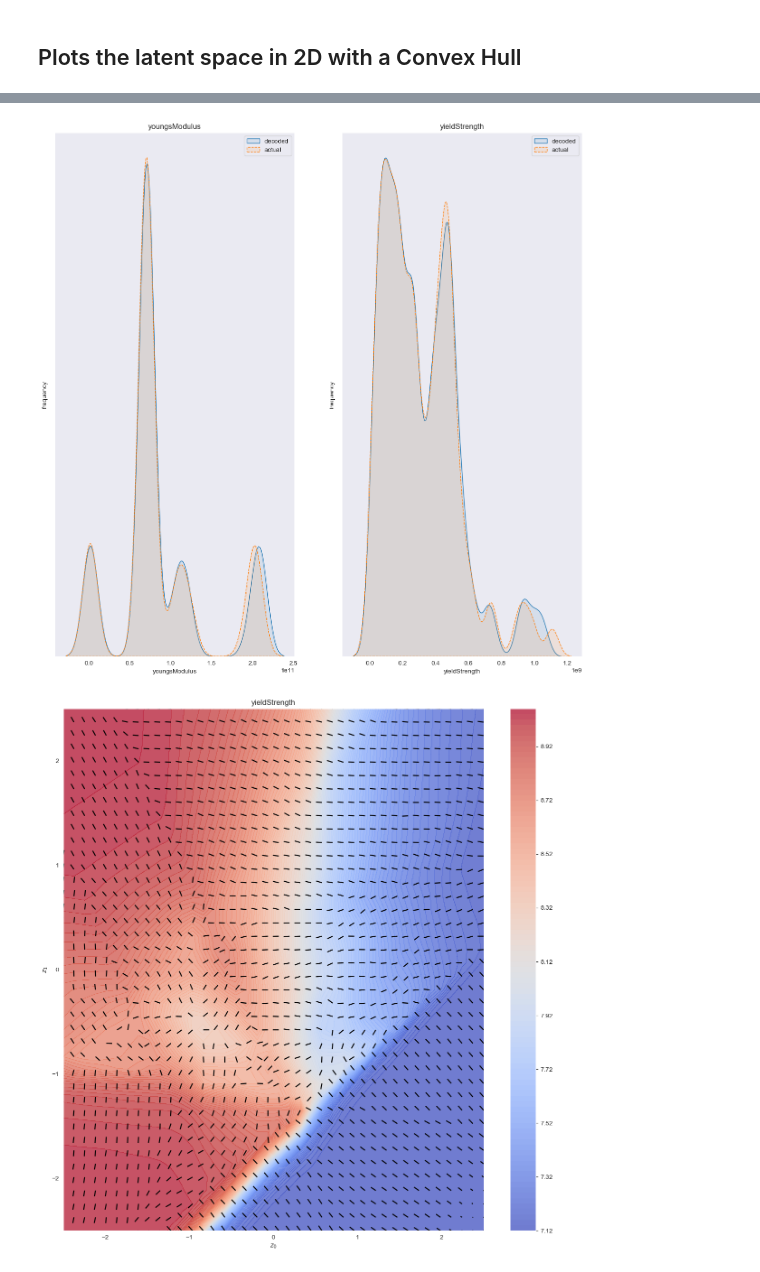
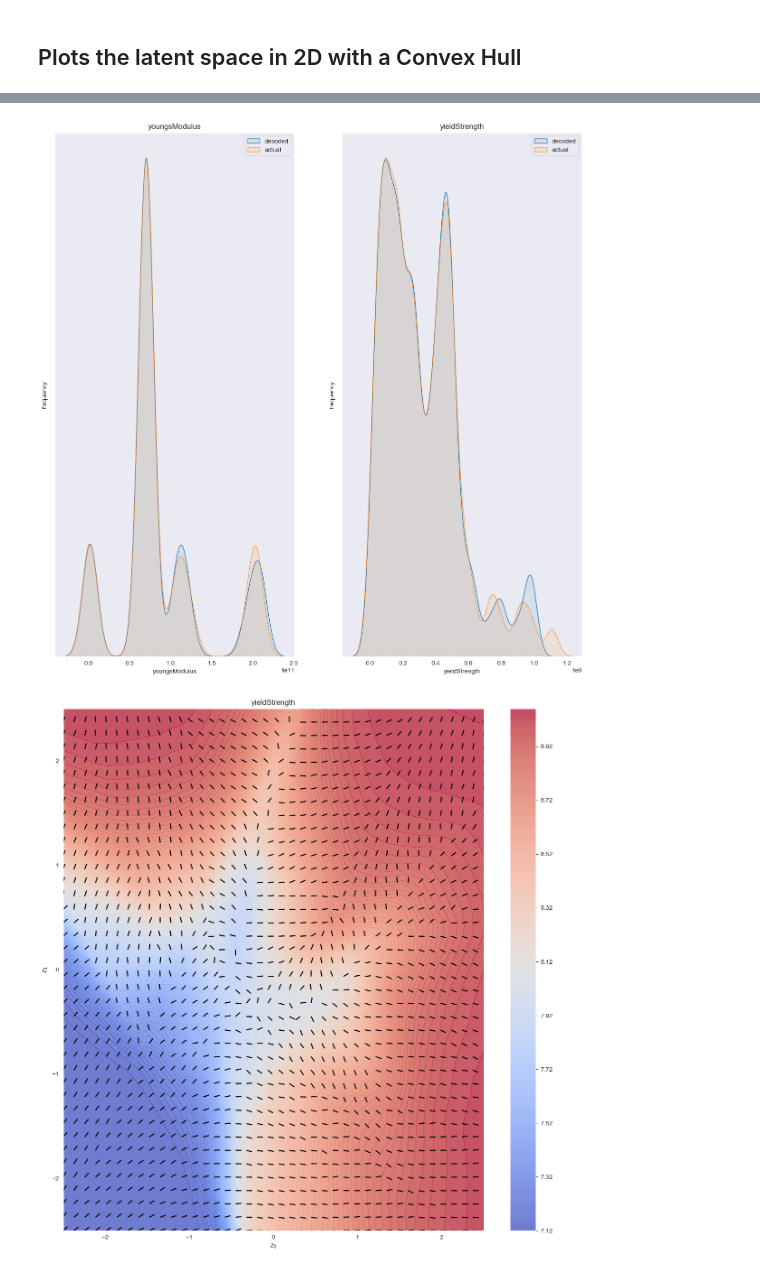
Before and after one commit to mid2SUPAERO/GMO4EFTD, a Jupyter notebook: Codes/VAE_2D_Visual.ipynb, the cells around one changed output, grey strips where cells are left out. Drawn from its saved outputs; the diff is of its cells as text; code cells hidden in the pictures.

```diff
--- a/Codes/VAE_2D_Visual.ipynb
+++ b/Codes/VAE_2D_Visual.ipynb
@@ -22,7 +22,7 @@ import scipy as sp
 # %%
 def preprocessData():
   #Chooses the database to extract the properties from
-  df = pd.read_excel('./data/solidworksMaterialDatabase.xlsx')
+  df = pd.read_excel('./data/MaterialDatabase_FULL.xlsx')
   #Gets name, class and class number of each material
   dataIdentifier = {'name': df[df.columns[0]], 'className':df[df.columns[1]], 'classID':df[df.columns[2]]}
   #Gets in logarithmic from the values of the properties of each material
@@ -37,12 +37,16 @@ def preprocessData():
   dataInfo = {'youngsModulus':{'idx':0,'scaleMin':dataScaleMin[0], 'scaleMax':dataScaleMax[0]},\
               'costPerKg':{'idx':1,'scaleMin':dataScaleMin[1], 'scaleMax':dataScaleMax[1]},\
               'massDensity':{'idx':2,'scaleMin':dataScaleMin[2], 'scaleMax':dataScaleMax[2]},\
-              'yieldStrength':{'idx':3,'scaleMin':dataScaleMin[3], 'scaleMax':dataScaleMax[3]}}
+              'yieldStrength':{'idx':3,'scaleMin':dataScaleMin[3], 'scaleMax':dataScaleMax[3]},
+              'co2Kg':{'idx':4,'scaleMin':dataScaleMin[4], 'scaleMax':dataScaleMax[4]},
+              'energyKg':{'idx':5,'scaleMin':dataScaleMin[5], 'scaleMax':dataScaleMax[5]},
+              'waterKg':{'idx':6,'scaleMin':dataScaleMin[6], 'scaleMax':dataScaleMax[6]}}
 
-  return trainingData, dataInfo, dataIdentifier, trainInfo
-trainingData, dataInfo, dataIdentifier, trainInfo = preprocessData()
+  return trainingData, dataInfo, dataIdentifier, trainInfo, df
+trainingData, dataInfo, dataIdentifier, trainInfo, df = preprocessData()
 #Gets number of materials and number of properties
 numMaterialsInTrainingData, numFeatures = trainingData.shape
+props = df.columns[3:].tolist()
 # %% [markdown]
 ### VAE training
 # %%
@@ -50,6 +54,7 @@ numMaterialsInTrainingData, numFeatures = trainingData.shape
 latentDim, hiddenDim = 2, 250
 #Defines a maximum of itrations
 numEpochs = 50000
+numEpochs = 20000
 #Defines a klFactor
 klFactor = 5e-5
 #Defines a learning rate
@@ -114,7 +119,7 @@ plotConvergence(convgHistory)
 ## Measure differences between input and output of the trained VAE
 # %%
 matidxs = np.array([2,11,19,45,53,68,73,4,77]).astype(int)-2
-props = ['youngsModulus','costPerKg','massDensity','yieldStrength']
+#props = ['youngsModulus','costPerKg','massDensity','yieldStrength']
 print([dataIdentifier['name'][i] for i in matidxs])
 print('\t \t ------TRUE DATA----------')
 print('material name', end = '\t')
@@ -150,11 +155,15 @@ for i in matidxs:
   for p in props:
     print('\t {:.2E}'.format(matProp[p][i]), end='')
 
+
 merr = -1000000000.
-maxError = {'youngsModulus':merr,'costPerKg':merr,'massDensity':merr,'yieldStrength':merr}
+maxError = {key: merr for key in props}
+
+
 print('\n \n \t \t ------RECON ERROR (%)----------')
 print('material name', end = '\t')
-acum_error=np.zeros(4)
+acum_error=np.zeros(len(props))
+
 for p in props:
     print(p, end = '\t')
 for i in range(trainInfo.shape[0]):
@@ -372,8 +384,8 @@ def plotTrueAndReconstructedDistribution():
   fig, ax = plt.subplots(1,2)
   #-------------------------------------------#
   props = ['youngsModulus','costPerKg','massDensity','yieldStrength']
-  props = ['youngsModulus','yieldStrength']
-  for ctr, p in enumerate(props):
+  props_red = ['youngsModulus','yieldStrength']
+  for ctr, p in enumerate(props_red):
     idx = materialEncoder.dataInfo[p]['idx']
     scaleMax = materialEncoder.dataInfo[p]['scaleMax']
     scaleMin = materialEncoder.dataInfo[p]['scaleMin']
@@ -394,7 +406,7 @@ def plotTrueAndReconstructedDistribution():
 
 plotTrueAndReconstructedDistribution()
 # %% [output]
-[figure, old version]
+[figure, new version]
 # %%
 def plotLatentPropertyWithGradients(ltnt1 = 0, ltnt2 = 1):
   n = 40
@@ -407,33 +419,33 @@ def plotLatentPropertyWithGradients(ltnt1 = 0, ltnt2 = 1):
   decodedVals = vae.decoder(Z)
 
 
 
   fig, ax = plt.subplots(1,1)
   #-------------------------------------------#
   props = ['youngsModulus','costPerKg','massDensity','yieldStrength']
-  props = ['yieldStrength']
-  for ctr, p in enumerate(props):
+  props_red = ['yieldStrength']
+  for ctr, p in enumerate(props_red):
     idx = materialEncoder.dataInfo[p]['idx']
     scaleMax = materialEncoder.dataInfo[p]['scaleMax']
     scaleMin = materialEncoder.dataInfo[p]['scaleMin']
 
     matVal_decoded = 10.**(scaleMin + decodedVals[:,idx]*(scaleMax - scaleMin))
 
     dE_dz = to_np(torch.autograd.grad(matVal_decoded, Z, grad_outputs = torch.ones(Z.shape[0]), create_graph = True)[0])
     U = dE_dz[:,0] / (1e-4+np.sqrt(dE_dz[:,0]**2 + dE_dz[:,1]**2))
     V = dE_dz[:,1] / (1e-4+np.sqrt(dE_dz[:,0]**2 + dE_dz[:,1]**2))
     plt.subplot(1,1,ctr+1)
     surf = plt.contourf(X, Y, np.log10(to_np(matVal_decoded).reshape((n,n))), levels = 100, cmap='coolwarm', alpha = 0.7)
     plt.quiver(X,Y,U,V, headwidth = 0, headlength = 0,headaxislength = 0, color = 'black')
 #     plt.clabel(surf, inline=False, fontsize=12, fmt ='%0.2F', colors = 'black')
     plt.title(p)
     plt.xlabel('$z_0$')
     plt.ylabel('$z_1$')
     cbar = plt.colorbar(surf)
 #     cbar.set_label('$log_{10}$({:s})'.format(p))
 
   plt.savefig('./figures/latentSpaceGradient.pdf'.format(p), dpi=200, bbox_inches='tight')
 
 plotLatentPropertyWithGradients()
 # %% [output]
-[figure, old version]
+[figure, new version]
```
Also changed, not shown: parts of 6 cells of this notebook, 1 other file.
